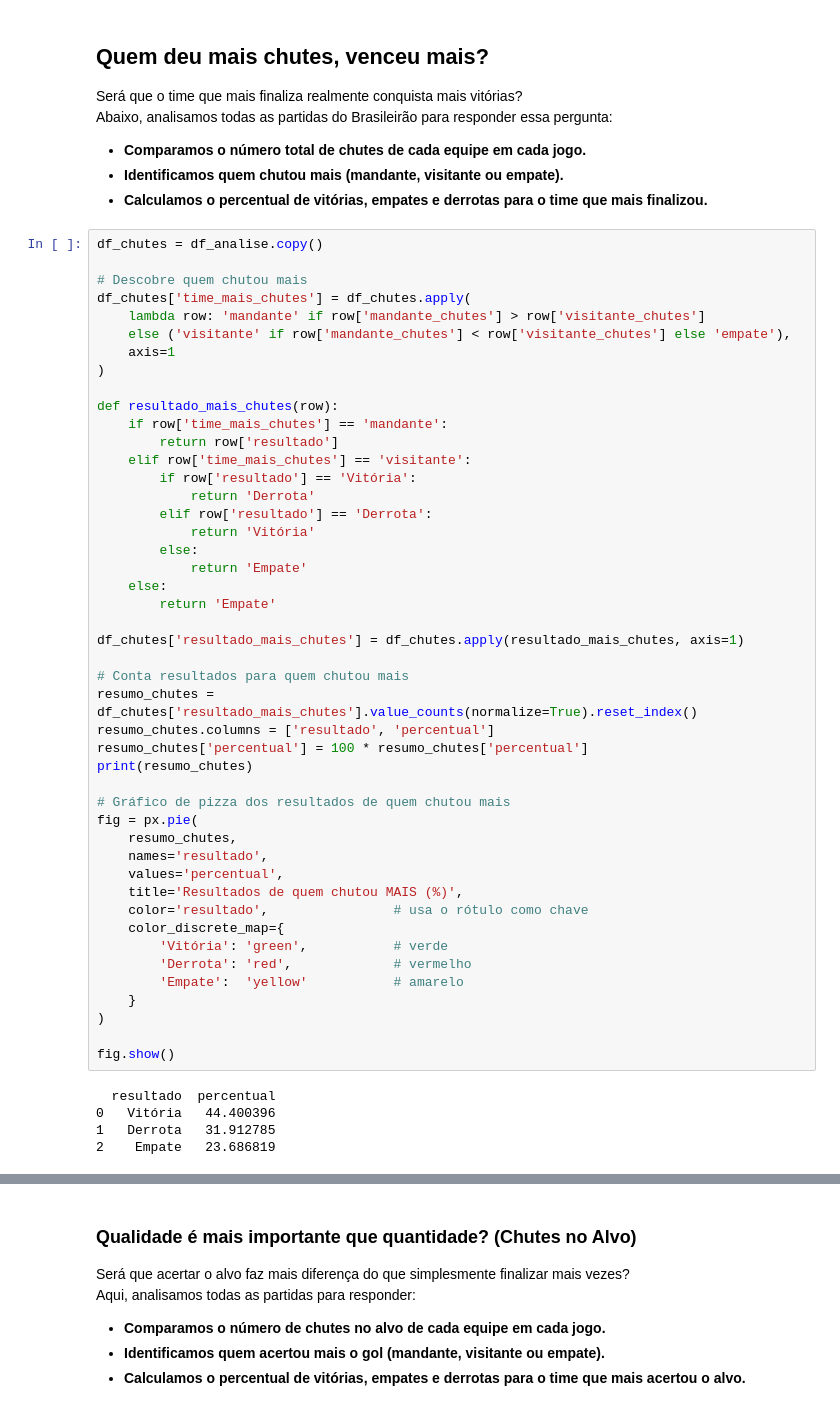
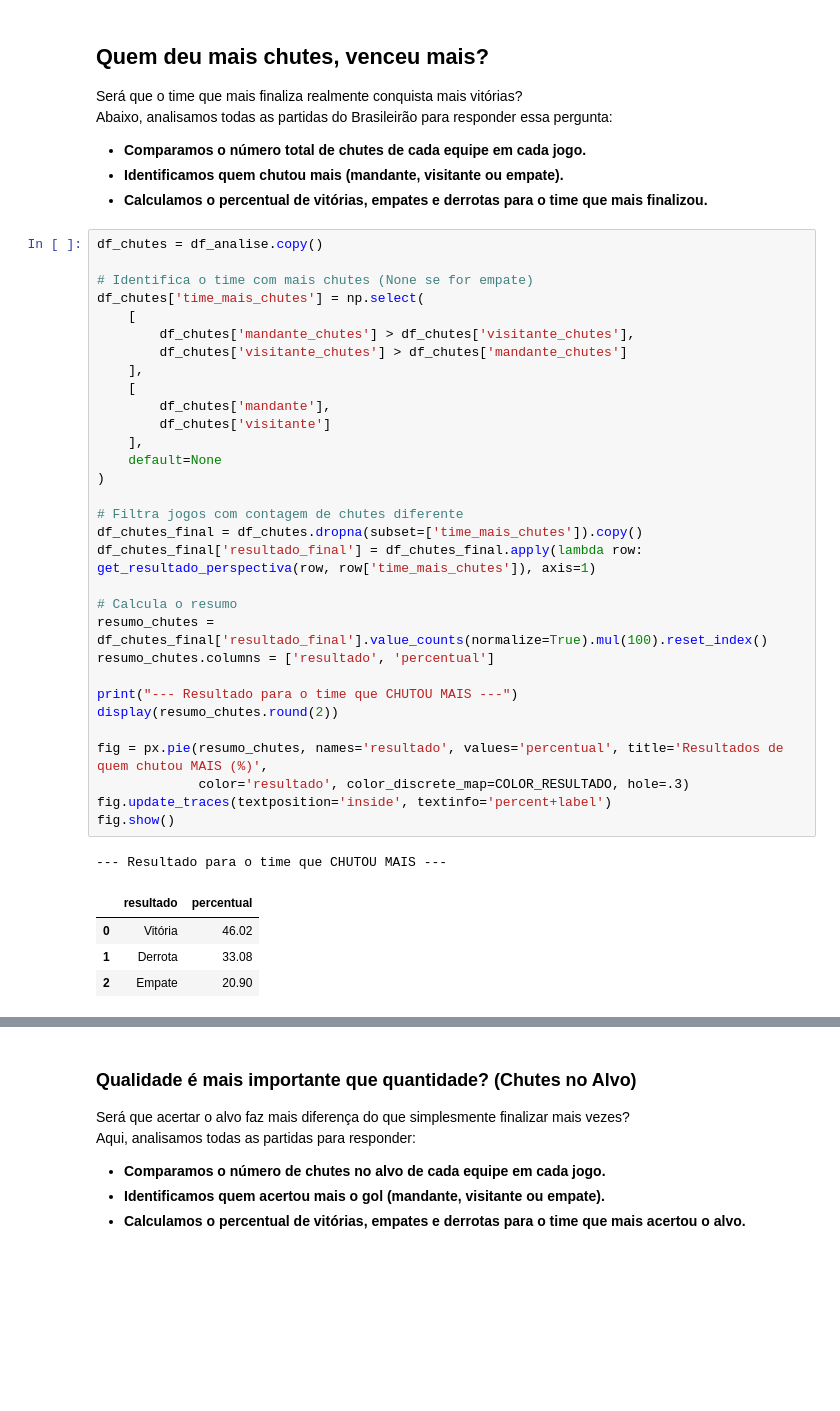
Before and after one commit to leorossi08/desafio-liven-tech, a Jupyter notebook: Challenge_Liven.ipynb, the cells around one changed output, grey strips where cells are left out. Cells and saved outputs as stored; diff of their text form; blank space fills up the shorter version.

```diff
--- a/Challenge_Liven.ipynb
+++ b/Challenge_Liven.ipynb
@@ -480,54 +469,40 @@ Abaixo, analisamos todas as partidas do Brasileirão para responder essa pergunt
 # %%
 df_chutes = df_analise.copy()
 
-# Descobre quem chutou mais
-df_chutes['time_mais_chutes'] = df_chutes.apply(
-    lambda row: 'mandante' if row['mandante_chutes'] > row['visitante_chutes']
-    else ('visitante' if row['mandante_chutes'] < row['visitante_chutes'] else 'empate'),
-    axis=1
+# Identifica o time com mais chutes (None se for empate)
+df_chutes['time_mais_chutes'] = np.select(
+    [
+        df_chutes['mandante_chutes'] > df_chutes['visitante_chutes'],
+        df_chutes['visitante_chutes'] > df_chutes['mandante_chutes']
+    ],
+    [
+        df_chutes['mandante'],
+        df_chutes['visitante']
+    ],
+    default=None
 )
 
-def resultado_mais_chutes(row):
-    if row['time_mais_chutes'] == 'mandante':
-        return row['resultado']
-    elif row['time_mais_chutes'] == 'visitante':
-        if row['resultado'] == 'Vitória':
-            return 'Derrota'
-        elif row['resultado'] == 'Derrota':
-            return 'Vitória'
-        else:
-            return 'Empate'
-    else:
-        return 'Empate'
+# Filtra jogos com contagem de chutes diferente
+df_chutes_final = df_chutes.dropna(subset=['time_mais_chutes']).copy()
+df_chutes_final['resultado_final'] = df_chutes_final.apply(lambda row: get_resultado_perspectiva(row, row['time_mais_chutes']), axis=1)
 
-df_chutes['resultado_mais_chutes'] = df_chutes.apply(resultado_mais_chutes, axis=1)
+# Calcula o resumo
+resumo_chutes = df_chutes_final['resultado_final'].value_counts(normalize=True).mul(100).reset_index()
+resumo_chutes.columns = ['resultado', 'percentual']
 
-# Conta resultados para quem chutou mais
-resumo_chutes = df_chutes['resultado_mais_chutes'].value_counts(normalize=True).reset_index()
-resumo_chutes.columns = ['resultado', 'percentual']
-resumo_chutes['percentual'] = 100 * resumo_chutes['percentual']
-print(resumo_chutes)
+print("--- Resultado para o time que CHUTOU MAIS ---")
+display(resumo_chutes.round(2))
 
-# Gráfico de pizza dos resultados de quem chutou mais
-fig = px.pie(
-    resumo_chutes,
-    names='resultado',
-    values='percentual',
-    title='Resultados de quem chutou MAIS (%)',
-    color='resultado',                # usa o rótulo como chave
-    color_discrete_map={
-        'Vitória': 'green',           # verde
-        'Derrota': 'red',             # vermelho
-        'Empate':  'yellow'           # amarelo
-    }
-)
-
+fig = px.pie(resumo_chutes, names='resultado', values='percentual', title='Resultados de quem chutou MAIS (%)',
+             color='resultado', color_discrete_map=COLOR_RESULTADO, hole=.3)
+fig.update_traces(textposition='inside', textinfo='percent+label')
 fig.show()
 # %% [output]
-  resultado  percentual
-0   Vitória   44.400396
-1   Derrota   31.912785
-2    Empate   23.686819
+--- Resultado para o time que CHUTOU MAIS ---
+|  | resultado | percentual |
+| 0 | Vitória | 46.02 |
+| 1 | Derrota | 33.08 |
+| 2 | Empate | 20.90 |
 # %% [markdown]
 **Resultados para quem CHUTOU mais:**
 
```
Also changed, not shown: parts of 10 cells of this notebook, 2 other files.
